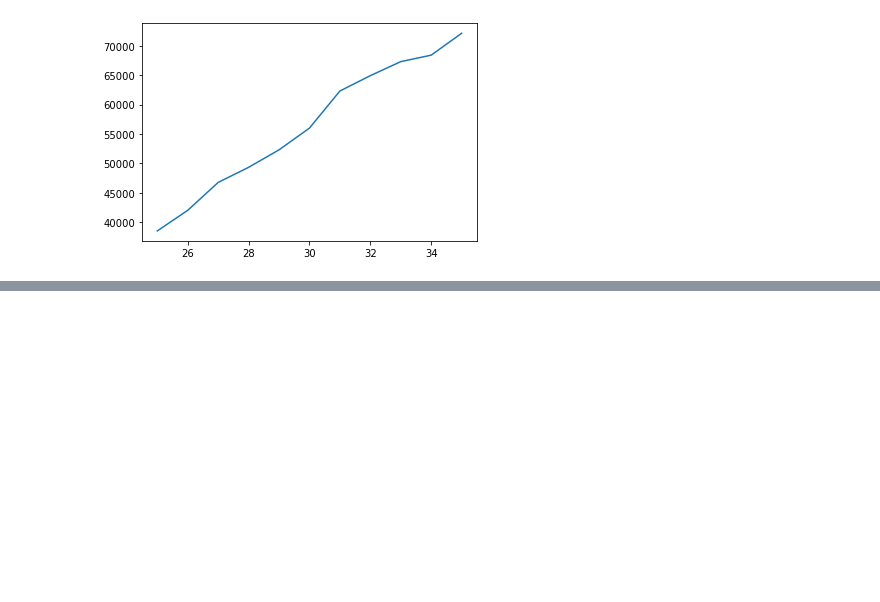
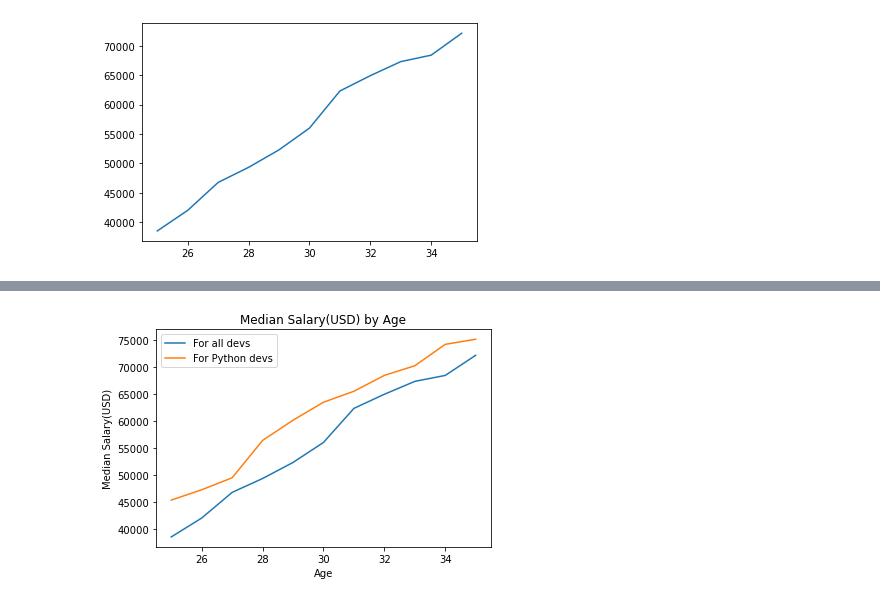
Before and after one commit to Raghav087/Python, a Jupyter notebook: Matplotlib.ipynb, the cells around one changed output, grey strips where cells are left out. Drawn from its saved outputs; the diff is of its cells as text; code cells hidden in the pictures; blank space fills up the shorter version.

```diff
--- a/Matplotlib.ipynb
+++ b/Matplotlib.ipynb
@@ -9,0 +19,12 @@ plt.show()
+# %%
+#For a common x-axis, we plot a line chart for 2 different y-axis variables.
+pydev_y = [45321,47234,49456,56378,60124,63456,65487,68426,70210,74178,75125]
+plt.xlabel('Age')
+plt.ylabel('Median Salary(USD)')
+plt.title('Median Salary(USD) by Age')
+plt.plot(dev_x,dev_y,label='For all devs') #Included 2 plot functions, one for each line chart.
+plt.plot(dev_x,pydev_y,label='For Python devs')
+plt.legend() #To differentiate b/w the lines, we include 'label' option in both 'plot' functions and then include a legend.
+plt.show()
+# %% [output]
+[figure, added]
```
Also changed, not shown: parts of 4 cells of this notebook.
